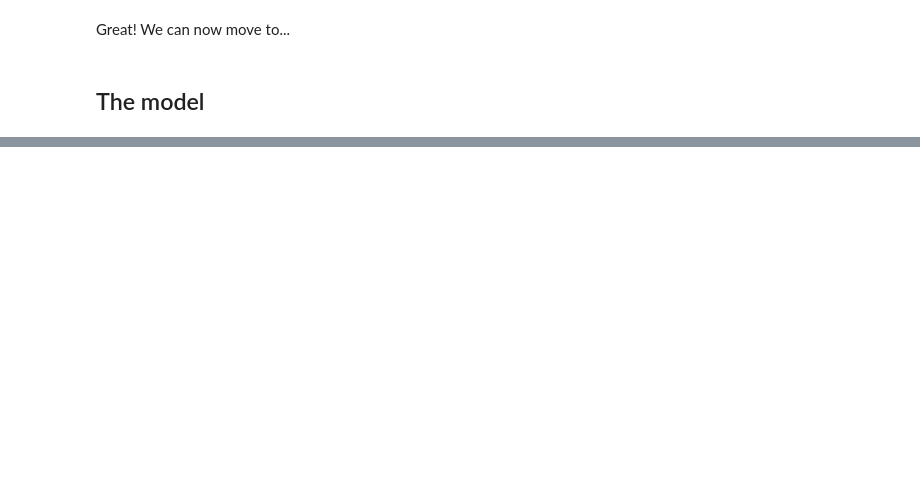
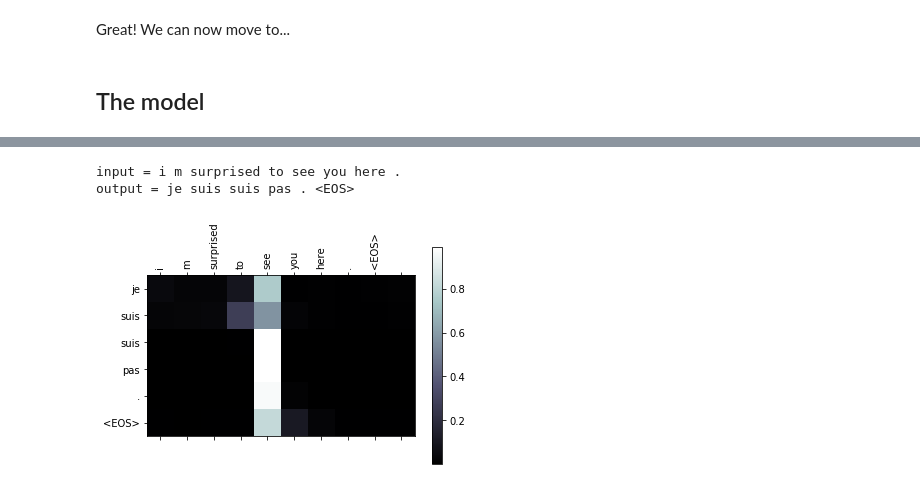
Before and after one commit to mic-he/learningNLP-y, a Jupyter notebook: translation_seq2seq_attention.ipynb, the cells around one changed output, grey strips where cells are left out. Cells and saved outputs as stored; diff of their text form; code cells hidden in the pictures; blank space fills up the shorter version.

```diff
--- a/translation_seq2seq_attention.ipynb
+++ b/translation_seq2seq_attention.ipynb
@@ -248,0 +618,6 @@ Great! We can now move to...
+# %%
+evaluateAndShowAttention("i m surprised to see you here .")
+# %% [output]
+input = i m surprised to see you here .
+output = je suis suis pas . <EOS>
+[figure, added]
```
Also changed, not shown: parts of 40 cells of this notebook.
